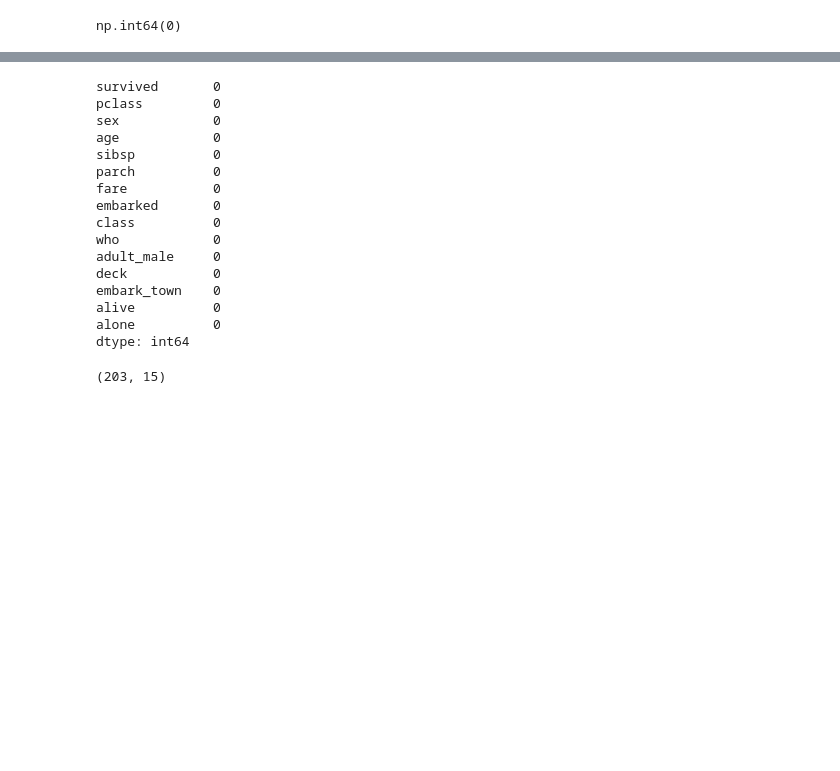
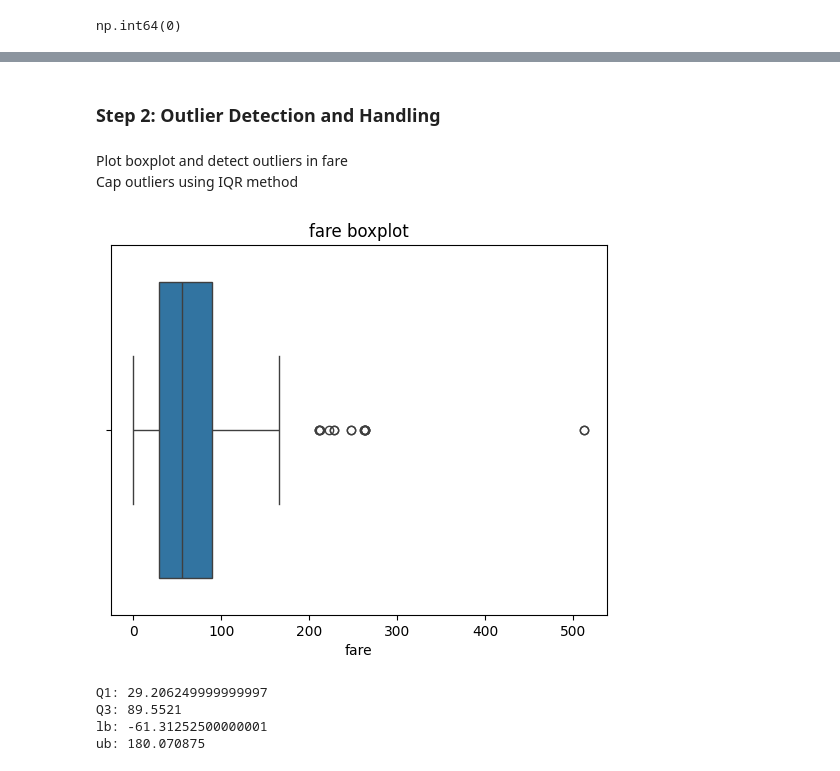
Before and after one commit to Swar028363/jupyter-notebooks, a Jupyter notebook: Collage_ML_Labs/Lab2.ipynb, the cells around one changed output, grey strips where cells are left out. Drawn from its saved outputs; the diff is of its cells as text; code cells hidden in the pictures; blank space fills up the shorter version.

```diff
--- a/Collage_ML_Labs/Lab2.ipynb
+++ b/Collage_ML_Labs/Lab2.ipynb
@@ -369,6 +351,6 @@ alive            0
 alone            0
 dtype: int64
 # %%
-df['age'].fillna(df['age'].median(), inplace=True)
+df.fillna({'age': df['age'].median()}, inplace=True)
 df['age'].isnull().sum()
 # %% [output]
@@ -382,4 +358,4 @@ np.int64(0)
 # %%
-df['embarked'].fillna(df['embarked'].mode()[0], inplace=True)
+df.fillna({'embarked': df['embarked'].mode()[0]}, inplace=True)
 df['embarked'].isnull().sum()
 # %% [output]
@@ -441,23 +407,28 @@ df['embark_town'] = df['embark_town'].fillna('Southampton')
-# %%
-df.isnull().sum()
-# %% [output]
-survived       0
-pclass         0
-sex            0
-age            0
-sibsp          0
-parch          0
-fare           0
-embarked       0
-class          0
-who            0
-adult_male     0
-deck           0
-embark_town    0
-alive          0
-alone          0
-dtype: int64
-# %%
-df.shape
-# %% [output]
-(203, 15)
+# %% [markdown]
+### Step 2: Outlier Detection and Handling
+# %% [markdown]
+Plot boxplot and detect outliers in fare
+Cap outliers using IQR method
+# %%
+sns.boxplot(x=df['fare'])
+plt.title("fare boxplot")
+plt.xlabel("fare")
+plt.show()
+# %% [output]
+[figure, added]
+# %%
+Q1 = df['fare'].quantile(0.25)
+print(f"Q1: {Q1}")
+Q3 = df['fare'].quantile(0.75)
+print(f"Q3: {Q3}")
+IQR = Q3 - Q1
+
+lb = Q1 - 1.5 * IQR
+print(f"lb: {lb}")
+ub = Q3 + 1.5 * IQR
+print(f"ub: {ub}")
+# %% [output]
+Q1: 29.206249999999997
+Q3: 89.5521
+lb: -61.31252500000001
+ub: 180.070875
```
Also changed, not shown: parts of 125 cells of this notebook.
